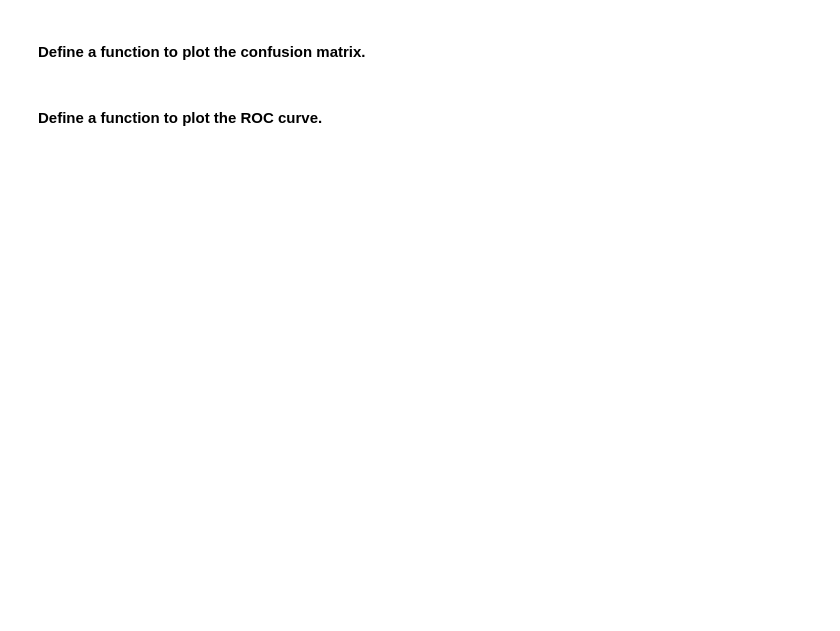
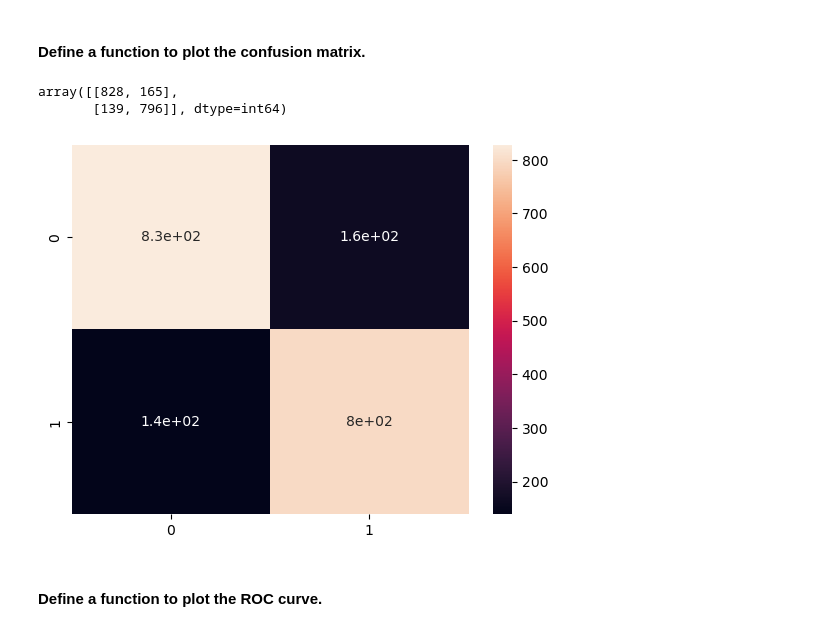
Before and after one commit to ajay-ajzkrish/learn_ml, a Jupyter notebook: SLC/inclass/Inclass_Day3/SLC_In_Class_Lab_Exercise_(Day_3)_Questions.ipynb, the cells around one changed output. Cells and saved outputs as stored; diff of their text form; code cells hidden in the pictures; blank space fills up the shorter version.

```diff
--- a/SLC/inclass/Inclass_Day3/SLC_In_Class_Lab_Exercise_(Day_3)_Questions.ipynb
+++ b/SLC/inclass/Inclass_Day3/SLC_In_Class_Lab_Exercise_(Day_3)_Questions.ipynb
@@ -315,3 +332,6 @@ for i in x.columns:
 </table>
 # %%
 # type your code here
+# %%
+num = df[['age','duration','emp.var.rate','cons.price.idx','cons.conf.idx','euribor3m','nr.employed']]
+cat = df[['campaign']]
@@ -324,3 +349,7 @@ for i in x.columns:
 Before applying classification techniques to predict whether the client subscribed the term deposit or not, let us split the dataset in train and test set.
 # %%
 # type your code here
+# %%
+final = pd.concat([num,cat],axis = 1)
+# %%
+X_train,X_test,y_train,y_test = train_test_split(final, y, test_size=0.2,random_state=1)
@@ -343,5 +381,15 @@ Before applying classification techniques to predict whether the client subscrib
 #### Define a function to plot the confusion matrix.
 # %%
 # type your code here
+# %%
+confusion_matrix(y_test, ypred_knn)
+# %% [output]
+array([[828, 165],
+       [139, 796]], dtype=int64)
+# %%
+sns.heatmap(confusion_matrix(y_test, ypred_knn), annot = True)
+plt.show()
+# %% [output]
+[figure, added]
 # %% [markdown]
 #### Define a function to plot the ROC curve.
```
Also changed, not shown: parts of 40 cells of this notebook, 15 other files.
